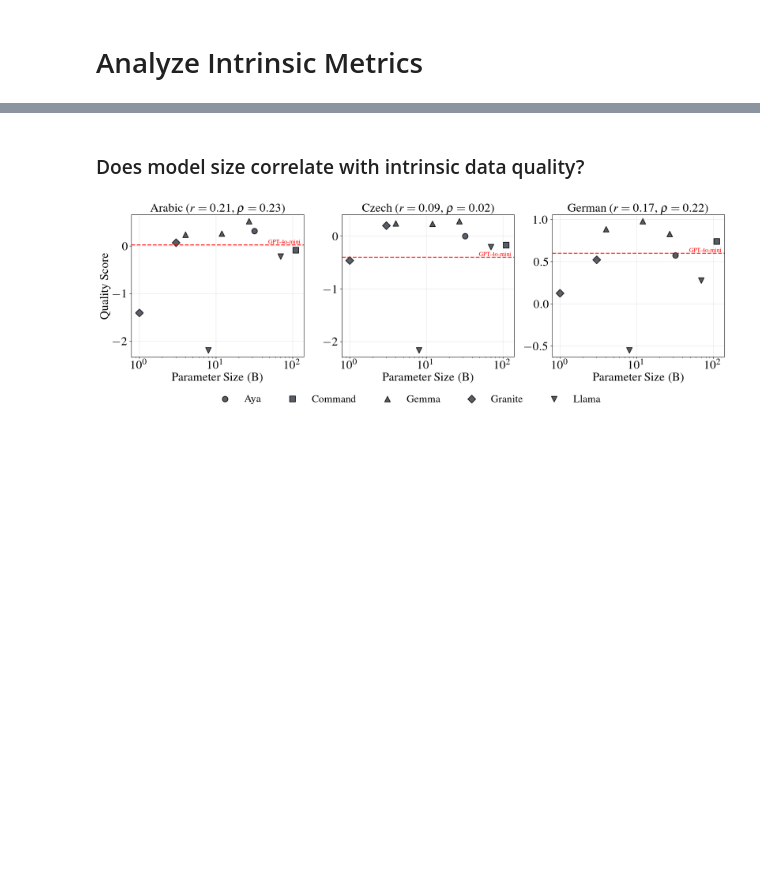
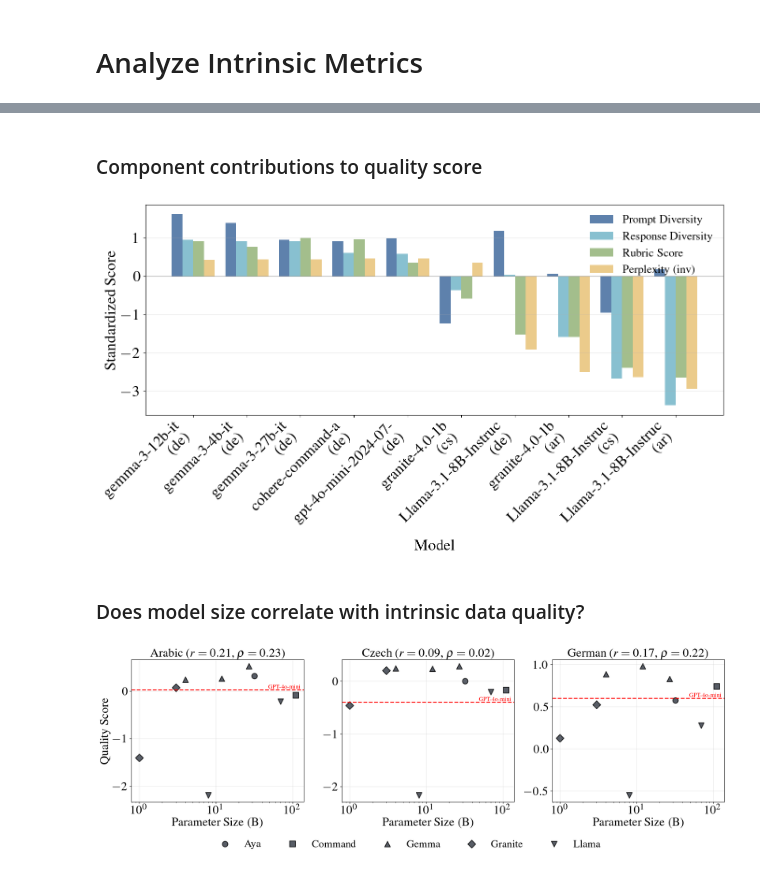
Before and after one commit to ljvmiranda921/polyglot-teachers, a Jupyter notebook: notebooks/2025-11-24-data-quality-metrics/02_visualize_quality_metrics.ipynb, the cells around one changed output, grey strips where cells are left out. Drawn from its saved outputs; the diff is of its cells as text; code cells hidden in the pictures; blank space fills up the shorter version.

```diff
--- a/notebooks/2025-11-24-data-quality-metrics/02_visualize_quality_metrics.ipynb
+++ b/notebooks/2025-11-24-data-quality-metrics/02_visualize_quality_metrics.ipynb
@@ -88,6 +88,74 @@ from analysis import plot_theme
 
 plot_params = plot_theme.PLOT_PARAMS.copy()
 plt.rcParams.update(plot_params)
+# %% [markdown]
+### Component contributions to quality score
+# %%
+df_sorted = df.sort_values("quality_score", ascending=False).reset_index(drop=True)
+
+data = np.column_stack(
+    [
+        df_sorted["prompts_distinct_ri"],
+        df_sorted["responses_distinct_ri"],
+        df_sorted["rubric_score"],
+        -np.log1p(df_sorted["perplexity"]),
+    ]
+)
+
+scaler = StandardScaler()
+normalized = scaler.fit_transform(data)
+
+df_components = pd.DataFrame(
+    normalized,
+    columns=[
+        "Prompt Diversity",
+        "Response Diversity",
+        "Rubric Score",
+        "Perplexity (inv)",
+    ],
+)
+df_components["model"] = df_sorted["model"].values
+df_components["language"] = df_sorted["language"].values
+
+top_n = 5
+bottom_n = 5
+selected_models = pd.concat(
+    [df_components.head(top_n), df_components.tail(bottom_n)]
+).reset_index(drop=True)
+
+fig, ax = plt.subplots(figsize=(14, 8))
+
+x = np.arange(len(selected_models))
+width = 0.2
+
+metrics = ["Prompt Diversity", "Response Diversity", "Rubric Score", "Perplexity (inv)"]
+colors = ["#5E81AC", "#88C0D0", "#A3BE8C", "#EBCB8B"]
+
+for i, (metric, color) in enumerate(zip(metrics, colors)):
+    offset = (i - 1.5) * width
+    ax.bar(x + offset, selected_models[metric], width, label=metric, color=color)
+
+ax.axhline(y=0, color="black", linestyle="-", linewidth=0.8, alpha=0.3)
+ax.set_ylabel("Standardized Score")
+ax.set_xlabel("Model")
+ax.set_xticks(x)
+ax.set_xticklabels(
+    [
+        f"{row['model'].split('/')[-1][:20]}\n({row['language']})"
+        for _, row in selected_models.iterrows()
+    ],
+    rotation=45,
+    ha="right",
+)
+ax.legend(loc="upper right", frameon=False)
+ax.grid(True, alpha=0.3, axis="y")
+
+plt.tight_layout()
+fig.savefig("figures/component_contributions.png", dpi=300, bbox_inches="tight")  # fmt: skip
+
+plt.show()
+# %% [output]
+[figure, added]
 # %% [markdown]
 ### Does model size correlate with intrinsic data quality?
 # %%
```
Also changed, not shown: 1 other file.
